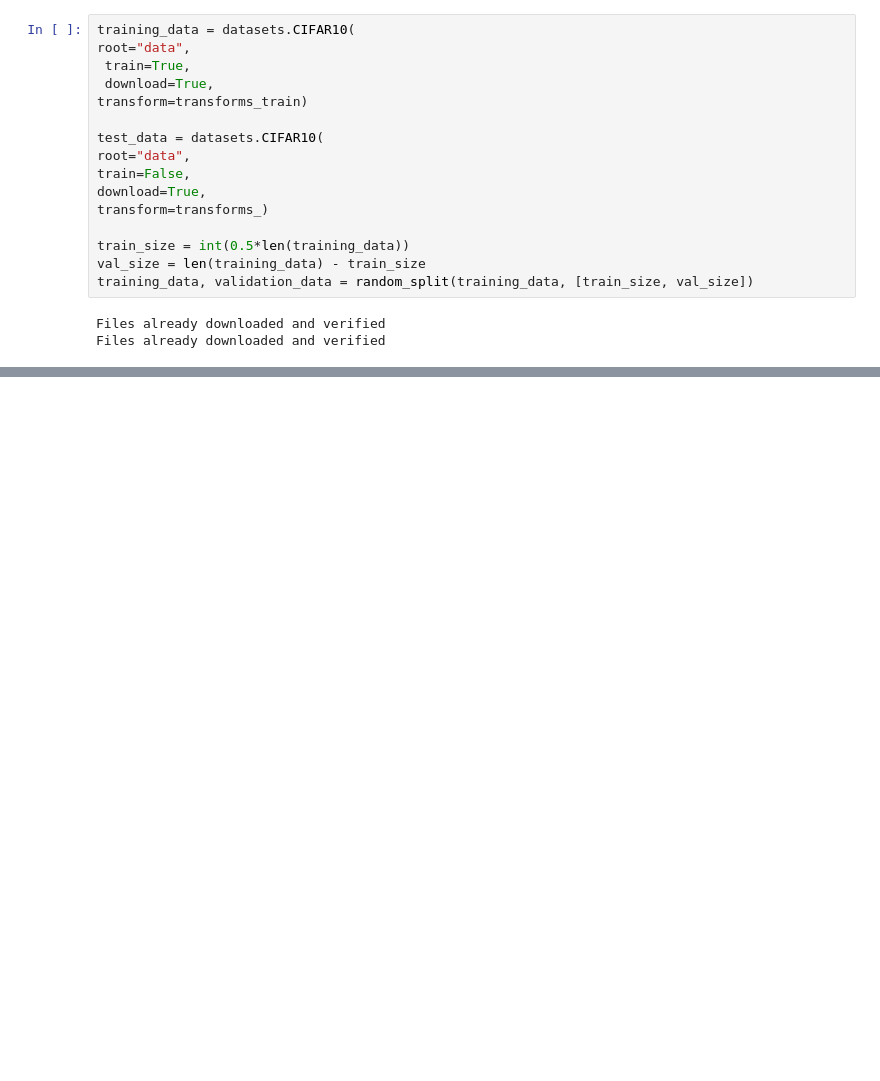
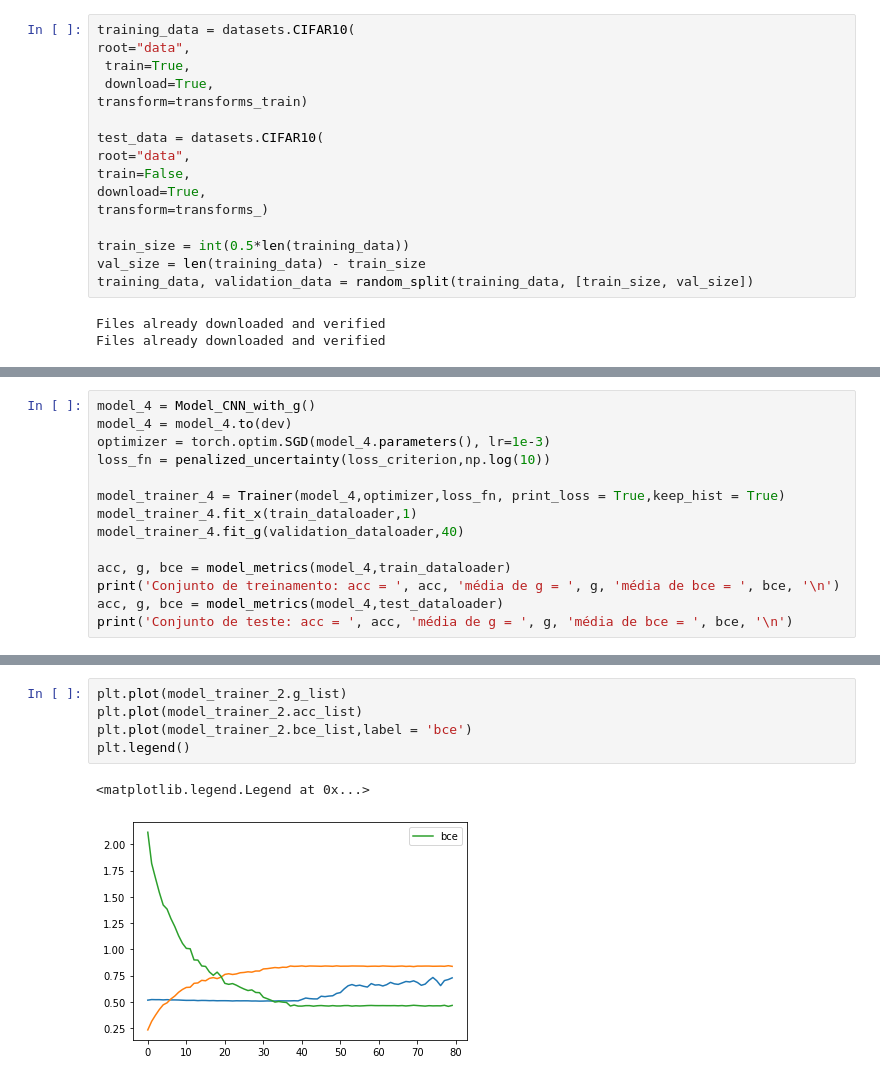
Before and after one commit to lfpc/Uncertainty_Estimation, a Jupyter notebook: notebooks-scripts/learned-unc.ipynb, the cells around one changed output, grey strips where cells are left out. Cells and saved outputs as stored; diff of their text form; blank space fills up the shorter version.

```diff
--- a/notebooks-scripts/learned-unc.ipynb
+++ b/notebooks-scripts/learned-unc.ipynb
@@ -166,0 +159,14 @@ Epoch  1 , loss =  0.79099117044624
+# %%
+model_4 = Model_CNN_with_g()
+model_4 = model_4.to(dev)
+optimizer = torch.optim.SGD(model_4.parameters(), lr=1e-3)
+loss_fn = penalized_uncertainty(loss_criterion,np.log(10))
+
+model_trainer_4 = Trainer(model_4,optimizer,loss_fn, print_loss = True,keep_hist = True)
+model_trainer_4.fit_x(train_dataloader,1)
+model_trainer_4.fit_g(validation_dataloader,40)
+
+acc, g, bce = model_metrics(model_4,train_dataloader)
+print('Conjunto de treinamento: acc = ', acc, 'média de g = ', g, 'média de bce = ', bce, '\n')
+acc, g, bce = model_metrics(model_4,test_dataloader)
+print('Conjunto de teste: acc = ', acc, 'média de g = ', g, 'média de bce = ', bce, '\n')
@@ -192,0 +258,8 @@ print('Conjunto de teste: acc = ', acc, 'média de g = ', g, 'média de bce = ',
+# %%
+plt.plot(model_trainer_2.g_list)
+plt.plot(model_trainer_2.acc_list)
+plt.plot(model_trainer_2.bce_list,label = 'bce')
+plt.legend()
+# %% [output]
+<matplotlib.legend.Legend at 0x...>
+[figure, added]
```
Also changed, not shown: parts of 23 cells of this notebook, 18 other files.
